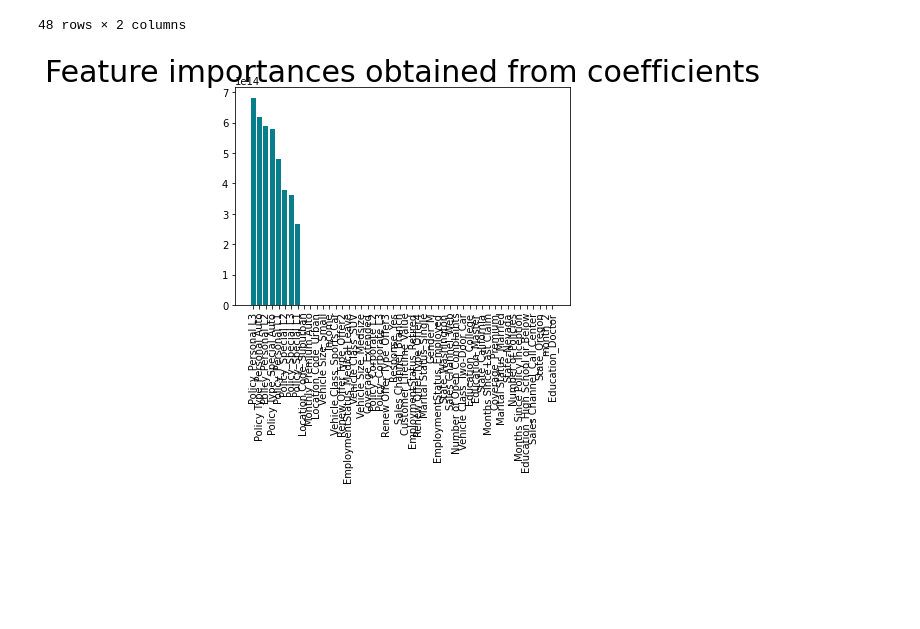
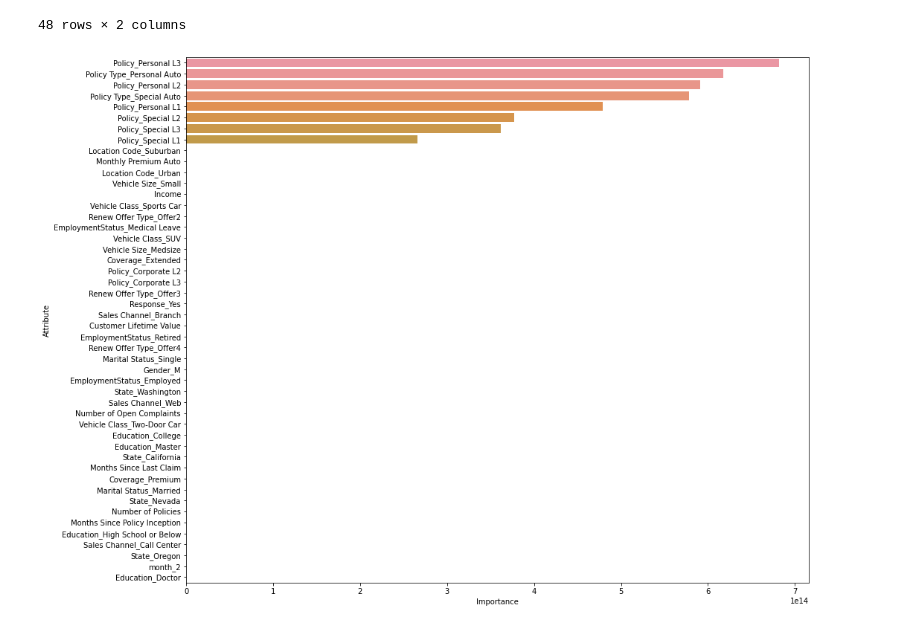
Before and after one commit to aparrarozo/Case_Study_Auto_Insurance, a Jupyter notebook: Lab Data_Cleaning_processing.ipynb, the cells around one changed output. Cells and saved outputs as stored; diff of their text form; code cells hidden in the pictures; blank space fills up the shorter version.

Commit message:
New graph

```diff
--- a/Lab Data_Cleaning_processing.ipynb
+++ b/Lab Data_Cleaning_processing.ipynb
@@ -555,10 +555,8 @@ features_importances
 | 47 | month_2 | 1.389995e-01 |
 | 15 | Education_Doctor | 7.183617e-03 |
 48 rows × 2 columns
-# %%
-plt.bar(x=features_importances['Attribute'], height=features_importances['Importance'], color='#087E8B')
-plt.title('Feature importances obtained from coefficients', size=30)
-plt.xticks(rotation='vertical')
-plt.show()
-# %% [output]
-[figure, removed]
+# %%
+plot= sns.barplot(y=features_importances.Attribute, x=features_importances.Importance)
+plt.gcf().set_size_inches(15,13)
+# %% [output]
+[figure, added]
```
Also changed, not shown: parts of 2 cells of this notebook.
